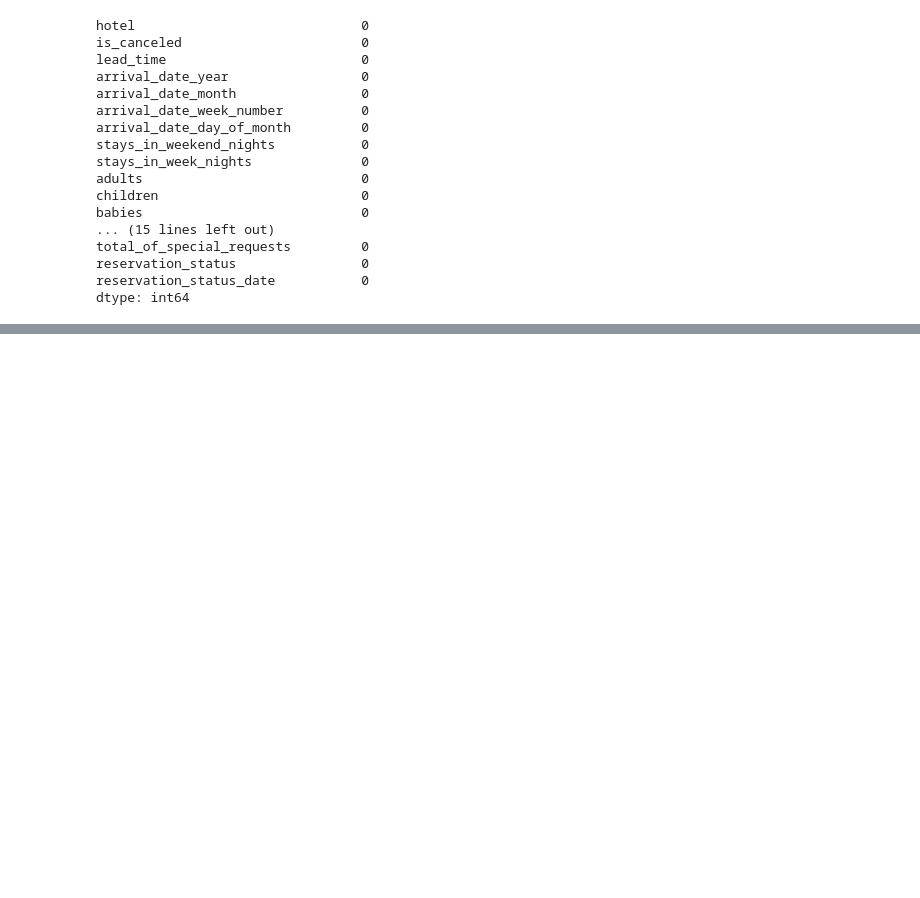
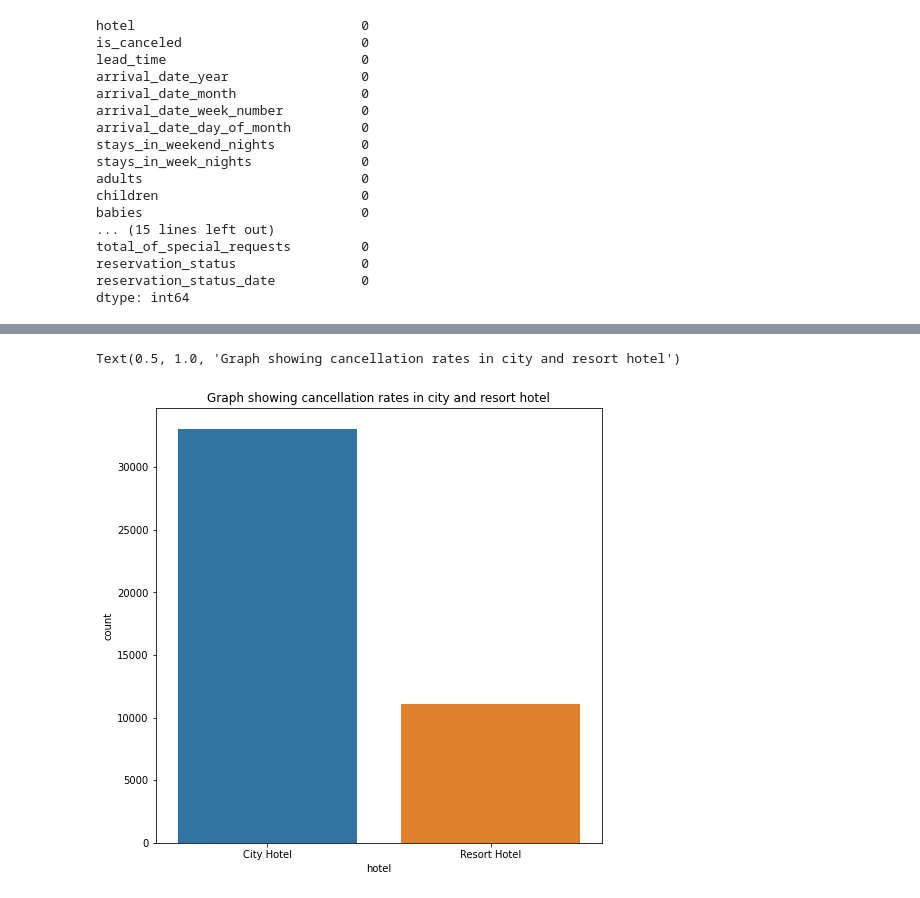
Before and after one commit to Deven876/Capstone-1-Hotel-Booking-Analysis, a Jupyter notebook: Capstone_Project_1_Hotel_Booking_Analysis.ipynb, the cells around one changed output, grey strips where cells are left out. Saved outputs shown, nothing was run; the diff lists cells and outputs as text; code cells hidden in the pictures; blank space fills up the shorter version.

```diff
--- a/Capstone_Project_1_Hotel_Booking_Analysis.ipynb
+++ b/Capstone_Project_1_Hotel_Booking_Analysis.ipynb
@@ -234,0 +319,8 @@ dtype: int64
+# %%
+lst1 = ['is_canceled', 'hotel']
+type_of_hotel_canceled = data[lst1]
+canceled_hotel = type_of_hotel_canceled[type_of_hotel_canceled['is_canceled'] == 'canceled'].groupby(['hotel']).size().reset_index(name = 'count')
+sns.barplot(data = canceled_hotel, x = 'hotel', y = 'count').set_title('Graph showing cancellation rates in city and resort hotel')
+# %% [output]
+Text(0.5, 1.0, 'Graph showing cancellation rates in city and resort hotel')
+[figure, added]
```
Also changed, not shown: parts of 28 cells of this notebook.
